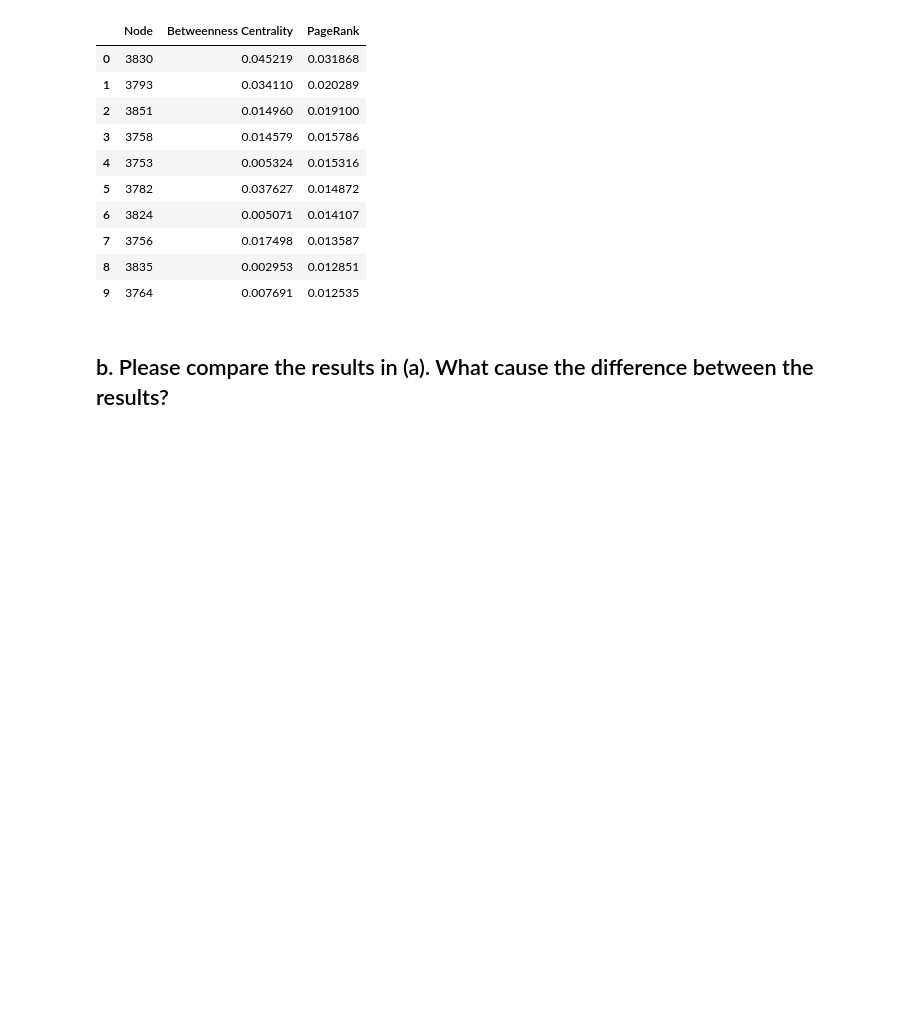
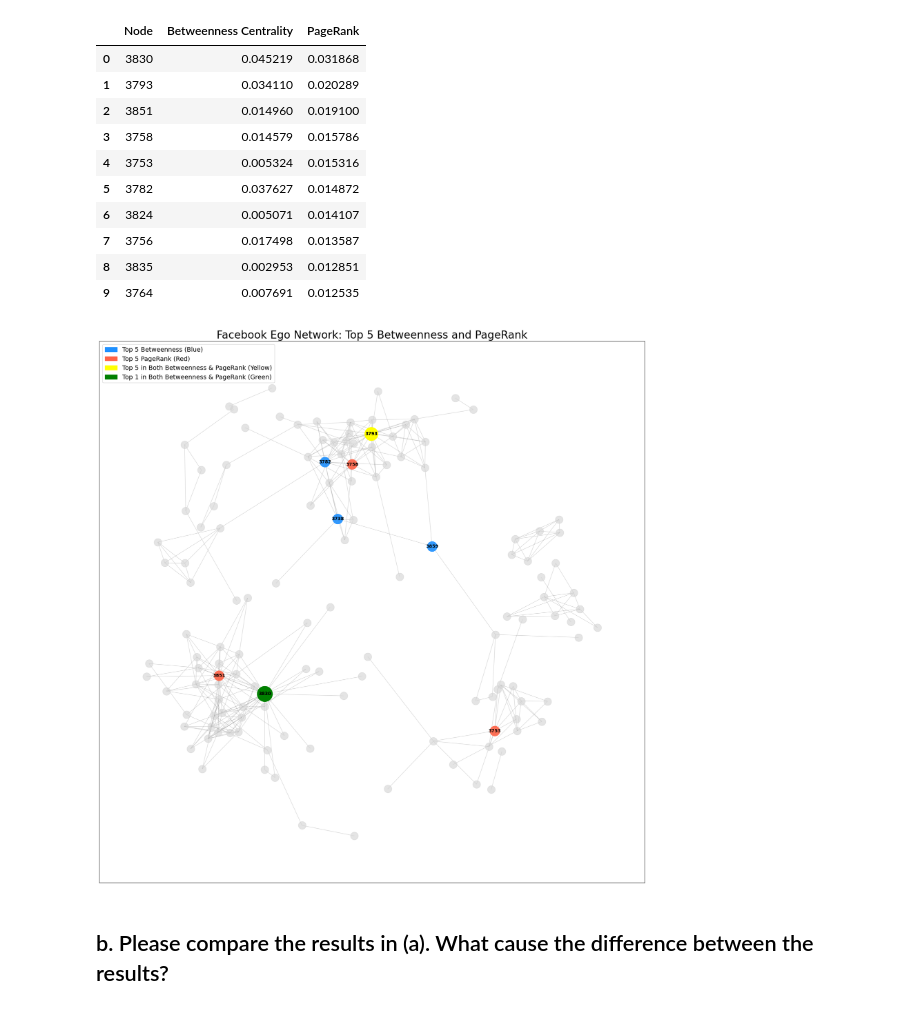
Before and after one commit to pariaighanian/Analysis_of_Complex_Netwroks, a Jupyter notebook: assignment_04.ipynb, the cells around one changed output. Cells and saved outputs as stored; diff of their text form; code cells hidden in the pictures; blank space fills up the shorter version.

```diff
--- a/assignment_04.ipynb
+++ b/assignment_04.ipynb
@@ -80,6 +50,69 @@ centrality_df.sort_values(by='PageRank', ascending=False).reset_index(drop=True)
 | 7 | 3756 | 0.017498 | 0.013587 |
 | 8 | 3835 | 0.002953 | 0.012851 |
 | 9 | 3764 | 0.007691 | 0.012535 |
+# %%
+# the top 5 nodes based on betweenness centrality and pagerank
+top_5_betweenness_nodes = centrality_df.sort_values(by='Betweenness Centrality', ascending=False)['Node'].head(5).tolist()
+top_5_pagerank_nodes = centrality_df.sort_values(by='PageRank', ascending=False)['Node'].head(5).tolist()
+
+highest_betweenness_node = centrality_df.loc[centrality_df['Betweenness Centrality'].idxmax(), 'Node']
+highest_pagerank_node = centrality_df.loc[centrality_df['PageRank'].idxmax(), 'Node']
+
+# Find the overlap nodes between the top 5 for both centrality measures
+overlap_nodes = list(set(top_5_betweenness_nodes).intersection(set(top_5_pagerank_nodes)))
+
+# Set the color for the node that ranks highest in both Betweenness and PageRank
+if highest_betweenness_node == highest_pagerank_node:
+    highest_node_in_both = highest_betweenness_node
+else:
+    highest_node_in_both = None
+
+pos = nx.spring_layout(facebook_G, k=1.5, iterations=300, seed=30)
+
+plt.figure(figsize=(22, 22))
+
+# Draw non-highlighted nodes with light gray color
+nx.draw_networkx_nodes(facebook_G, pos, node_color='lightgray', node_size=300, alpha=0.6)
+
+# Highlight the top 5 nodes by betweenness in blue
+top_5_betweenness_excl_overlap = [node for node in top_5_betweenness_nodes if node not in overlap_nodes]
+nx.draw_networkx_nodes(facebook_G, pos, nodelist=top_5_betweenness_excl_overlap, node_color='#1E90FF', node_size=500, alpha=0.9)  # Blue
+
+# Highlight the top 5 nodes by PageRank in red
+top_5_pagerank_excl_overlap = [node for node in top_5_pagerank_nodes if node not in overlap_nodes]
+nx.draw_networkx_nodes(facebook_G, pos, nodelist=top_5_pagerank_excl_overlap, node_color='#FF6347', node_size=500, alpha=0.9)  # Red
+
+# Highlight the overlap nodes (in both top 5 Betweenness and PageRank) in yellow
+overlap_excl_highest = [node for node in overlap_nodes if node != highest_node_in_both]
+nx.draw_networkx_nodes(facebook_G, pos, nodelist=overlap_excl_highest, node_color='yellow', node_size=900, alpha=1)  # Yellow
+
+# Highlight the node that ranks highest in both metrics in green (if it exists)
+if highest_node_in_both:
+    nx.draw_networkx_nodes(facebook_G, pos, nodelist=[highest_node_in_both], node_color='green', node_size=1200, alpha=1)  # Green
+
+nx.draw_networkx_edges(facebook_G, pos, edge_color='gray', alpha=0.3, width=1)
+
+labels_betweenness = {node: node for node in top_5_betweenness_nodes}
+nx.draw_networkx_labels(facebook_G, pos, labels_betweenness, font_size=10, font_color='black', font_weight='bold')
+
+labels_pagerank = {node: node for node in top_5_pagerank_nodes}
+nx.draw_networkx_labels(facebook_G, pos, labels_pagerank, font_size=10, font_color='black', font_weight='bold')
+
+
+
+legend_elements = [
+    mpatches.Patch(color='#1E90FF', label='Top 5 Betweenness (Blue)'),
+    mpatches.Patch(color='#FF6347', label='Top 5 PageRank (Red)'),
+    mpatches.Patch(color='yellow', label='Top 5 in Both Betweenness & PageRank (Yellow)'),
+    mpatches.Patch(color='green', label='Top 1 in Both Betweenness & PageRank (Green)')
+]
+
+plt.legend(handles=legend_elements, loc='upper left', fontsize=14)
+
+plt.title('Facebook Ego Network: Top 5 Betweenness and PageRank', fontsize=24)
+plt.show()
+# %% [output]
+[figure, added]
 # %% [markdown]
 ## b. Please compare the results in (a). What cause the difference between the results?
 # %% [markdown]
```
Also changed, not shown: parts of 4 cells of this notebook.
